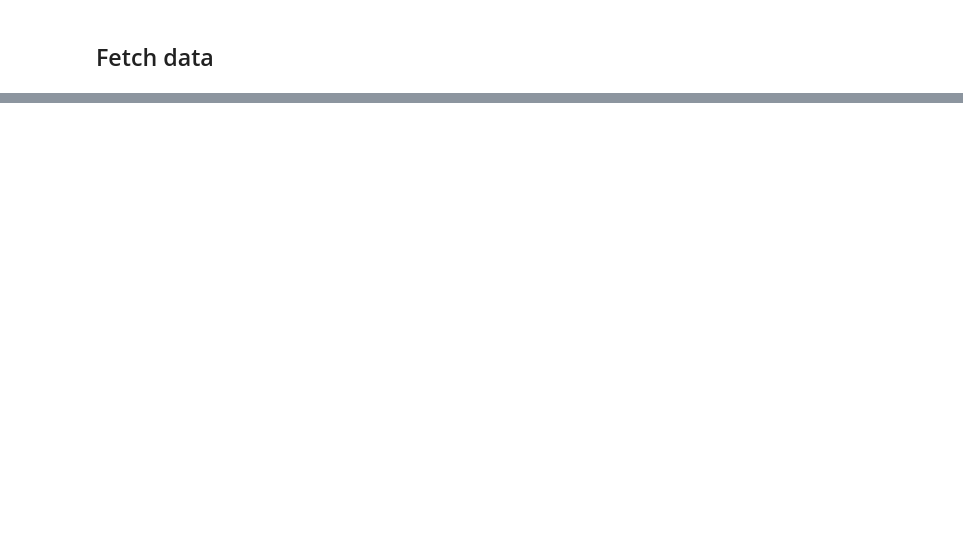
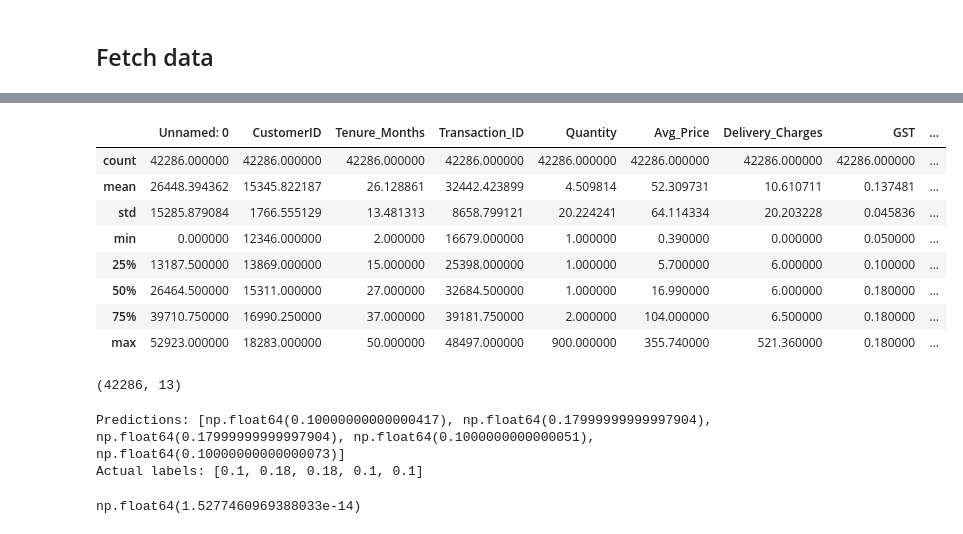
Before and after one commit to Haksham/Price-Comp, a Jupyter notebook: Untitled.ipynb, the cells around one changed output, grey strips where cells are left out. Cells and saved outputs as stored; diff of their text form; code cells hidden in the pictures; blank space fills up the shorter version.

```diff
--- a/Untitled.ipynb
+++ b/Untitled.ipynb
@@ -70,0 +98,75 @@ Name: count, Length: 1402, dtype: int64
+# %%
+df["GST_ITEM"] = df['GST']/df['Quantity']
+# %%
+from sklearn.impute import SimpleImputer
+
+# Select only numeric columns
+numeric_df = df.select_dtypes(include=[np.number])
+
+imputer = SimpleImputer(strategy="median")
+imputer.fit(numeric_df)
+imputer.statistics_
+X = imputer.transform(numeric_df)
+df_tr = pd.DataFrame(X, columns=numeric_df.columns)
+df_tr.describe()
+# %% [output]
+|  | Unnamed: 0 | CustomerID | Tenure_Months | Transaction_ID | Quantity | Avg_Price | Delivery_Charges | GST | ... |
+| count | 42286.000000 | 42286.000000 | 42286.000000 | 42286.000000 | 42286.000000 | 42286.000000 | 42286.000000 | 42286.000000 | ... |
+| mean | 26448.394362 | 15345.822187 | 26.128861 | 32442.423899 | 4.509814 | 52.309731 | 10.610711 | 0.137481 | ... |
+| std | 15285.879084 | 1766.555129 | 13.481313 | 8658.799121 | 20.224241 | 64.114334 | 20.203228 | 0.045836 | ... |
+| min | 0.000000 | 12346.000000 | 2.000000 | 16679.000000 | 1.000000 | 0.390000 | 0.000000 | 0.050000 | ... |
+| 25% | 13187.500000 | 13869.000000 | 15.000000 | 25398.000000 | 1.000000 | 5.700000 | 6.000000 | 0.100000 | ... |
+| 50% | 26464.500000 | 15311.000000 | 27.000000 | 32684.500000 | 1.000000 | 16.990000 | 6.000000 | 0.180000 | ... |
+| 75% | 39710.750000 | 16990.250000 | 37.000000 | 39181.750000 | 2.000000 | 104.000000 | 6.500000 | 0.180000 | ... |
+| max | 52923.000000 | 18283.000000 | 50.000000 | 48497.000000 | 900.000000 | 355.740000 | 521.360000 | 0.180000 | ... |
+# %%
+from sklearn.pipeline import Pipeline
+from sklearn.preprocessing import StandardScaler
+
+# Select only numeric columns
+numeric_df = df.select_dtypes(include=[np.number])
+
+my_pipeline = Pipeline([
+    ('imputer', SimpleImputer(strategy="median")),
+    #     ..... add as many as you want in your pipeline
+    ('std_scaler', StandardScaler()),
+])
+df_num_tr = my_pipeline.fit_transform(numeric_df)
+df_num_tr.shape
+# %% [output]
+(42286, 13)
+# %%
+from sklearn.linear_model import LinearRegression
+from sklearn.tree import DecisionTreeRegressor
+from sklearn.ensemble import RandomForestRegressor
+# model = LinearRegression()
+# model = DecisionTreeRegressor()
+model = RandomForestRegressor()
+df_labels = df["GST"]  # Assuming 'GST' is the target variable
+model.fit(df_num_tr, df_labels)
+
+some_data = df.iloc[:5]
+some_labels = df_labels.iloc[:5]
+# Select only numeric columns from some_data
+some_data_numeric = some_data.select_dtypes(include=[np.number])
+
+# Transform the numeric data
+prepared_data = my_pipeline.transform(some_data_numeric)
+
+# Predict using the model
+predictions = model.predict(prepared_data)
+
+# Display the predictions and actual labels
+print("Predictions:", list(predictions))
+print("Actual labels:", list(some_labels))
+# %% [output]
+Predictions: [np.float64(0.10000000000000417), np.float64(0.17999999999997904), np.float64(0.17999999999997904), np.float64(0.1000000000000051), np.float64(0.10000000000000073)]
+Actual labels: [0.1, 0.18, 0.18, 0.1, 0.1]
+# %%
+from sklearn.metrics import mean_squared_error
+df_predictions = model.predict(df_num_tr)
+mse = mean_squared_error(df_labels, df_predictions)
+rmse = np.sqrt(mse)
+rmse
+# %% [output]
+np.float64(1.5277460969388033e-14)
```
Also changed, not shown: parts of 5 cells of this notebook, 1 other file.
